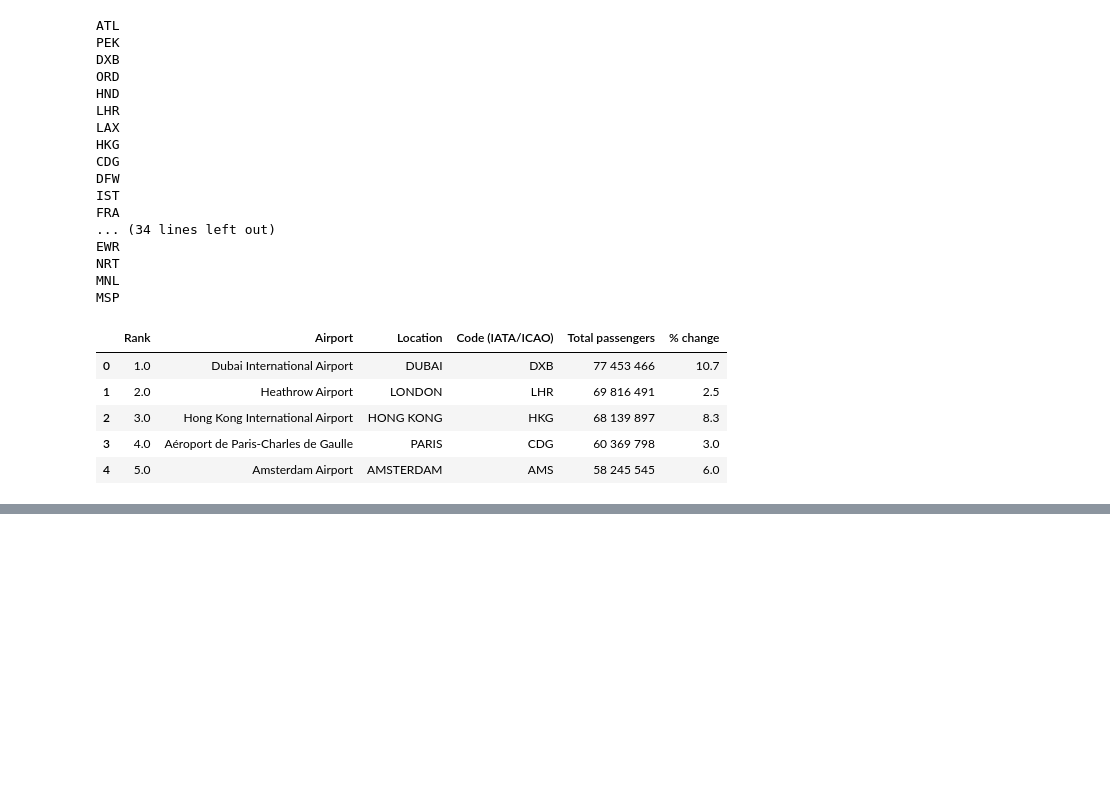
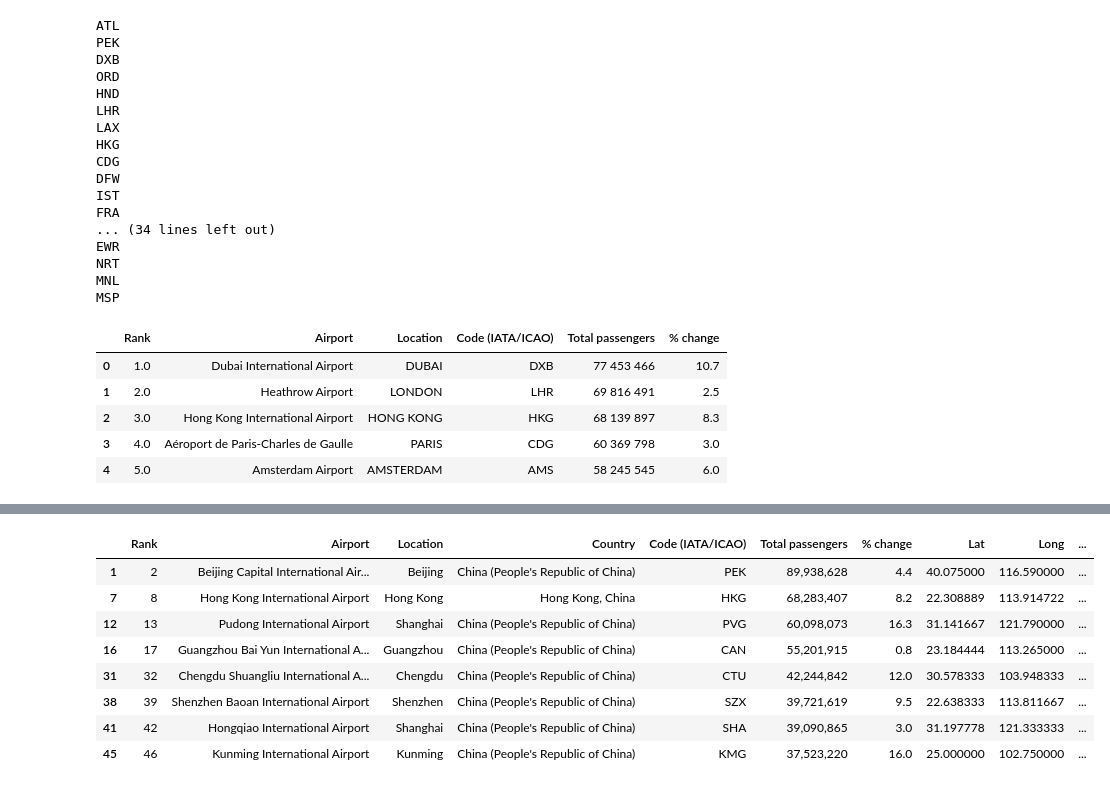
Before and after one commit to ellemonke/COVID-19, a Jupyter notebook: static/resources/airports/airports.ipynb, the cells around one changed output, grey strips where cells are left out. Drawn from its saved outputs; the diff is of its cells as text; code cells hidden in the pictures; blank space fills up the shorter version.

```diff
--- a/static/resources/airports/airports.ipynb
+++ b/static/resources/airports/airports.ipynb
@@ -100,0 +115,13 @@ airports_df.to_csv(file, index=False, header=True)
+# %%
+china = airports_df.loc[airports_df['Country'].str.contains('China')]
+china
+# %% [output]
+|  | Rank | Airport | Location | Country | Code (IATA/ICAO) | Total passengers | % change | Lat | Long | ... |
+| 1 | 2 | Beijing Capital International Air... | Beijing | China (People's Republic of China) | PEK | 89,938,628 | 4.4 | 40.075000 | 116.590000 | ... |
+| 7 | 8 | Hong Kong International Airport | Hong Kong | Hong Kong, China | HKG | 68,283,407 | 8.2 | 22.308889 | 113.914722 | ... |
+| 12 | 13 | Pudong International Airport | Shanghai | China (People's Republic of China) | PVG | 60,098,073 | 16.3 | 31.141667 | 121.790000 | ... |
+| 16 | 17 | Guangzhou Bai Yun International A... | Guangzhou | China (People's Republic of China) | CAN | 55,201,915 | 0.8 | 23.184444 | 113.265000 | ... |
+| 31 | 32 | Chengdu Shuangliu International A... | Chengdu | China (People's Republic of China) | CTU | 42,244,842 | 12.0 | 30.578333 | 103.948333 | ... |
+| 38 | 39 | Shenzhen Baoan International Airport | Shenzhen | China (People's Republic of China) | SZX | 39,721,619 | 9.5 | 22.638333 | 113.811667 | ... |
+| 41 | 42 | Hongqiao International Airport | Shanghai | China (People's Republic of China) | SHA | 39,090,865 | 3.0 | 31.197778 | 121.333333 | ... |
+| 45 | 46 | Kunming International Airport | Kunming | China (People's Republic of China) | KMG | 37,523,220 | 16.0 | 25.000000 | 102.750000 | ... |
```
Also changed, not shown: parts of 3 cells of this notebook, 9 other files.
